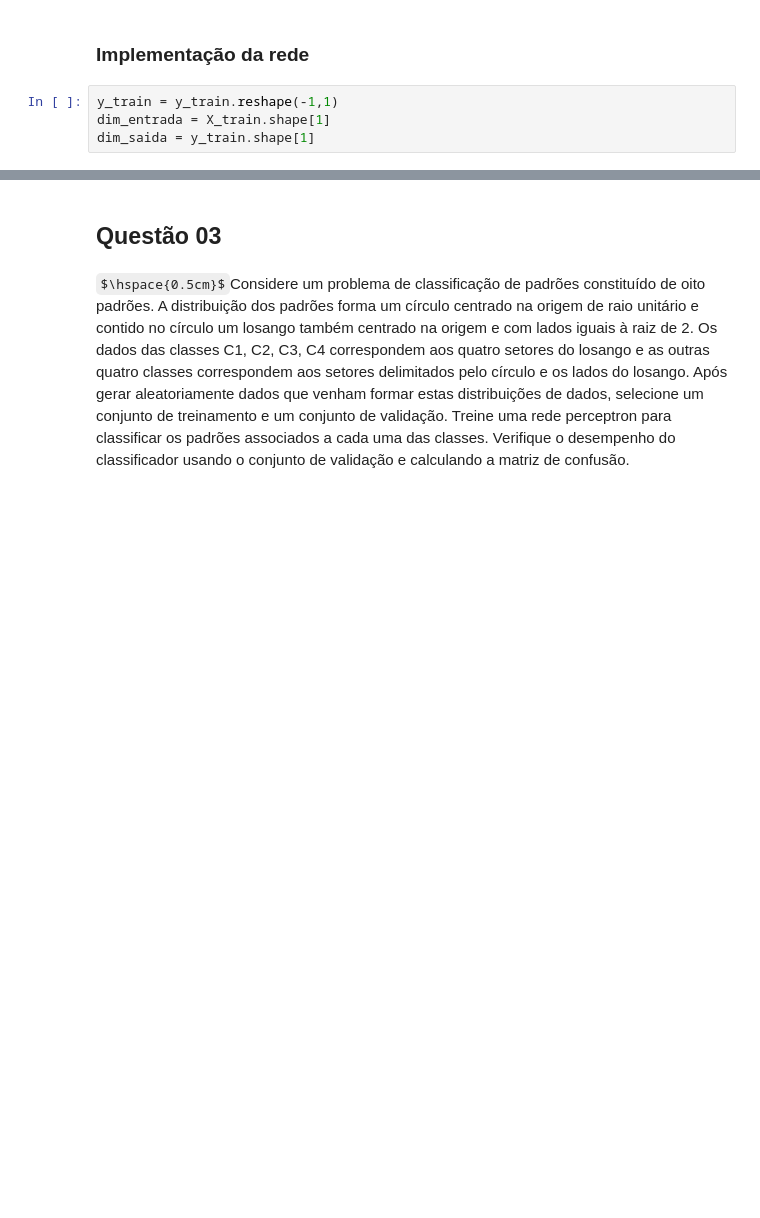
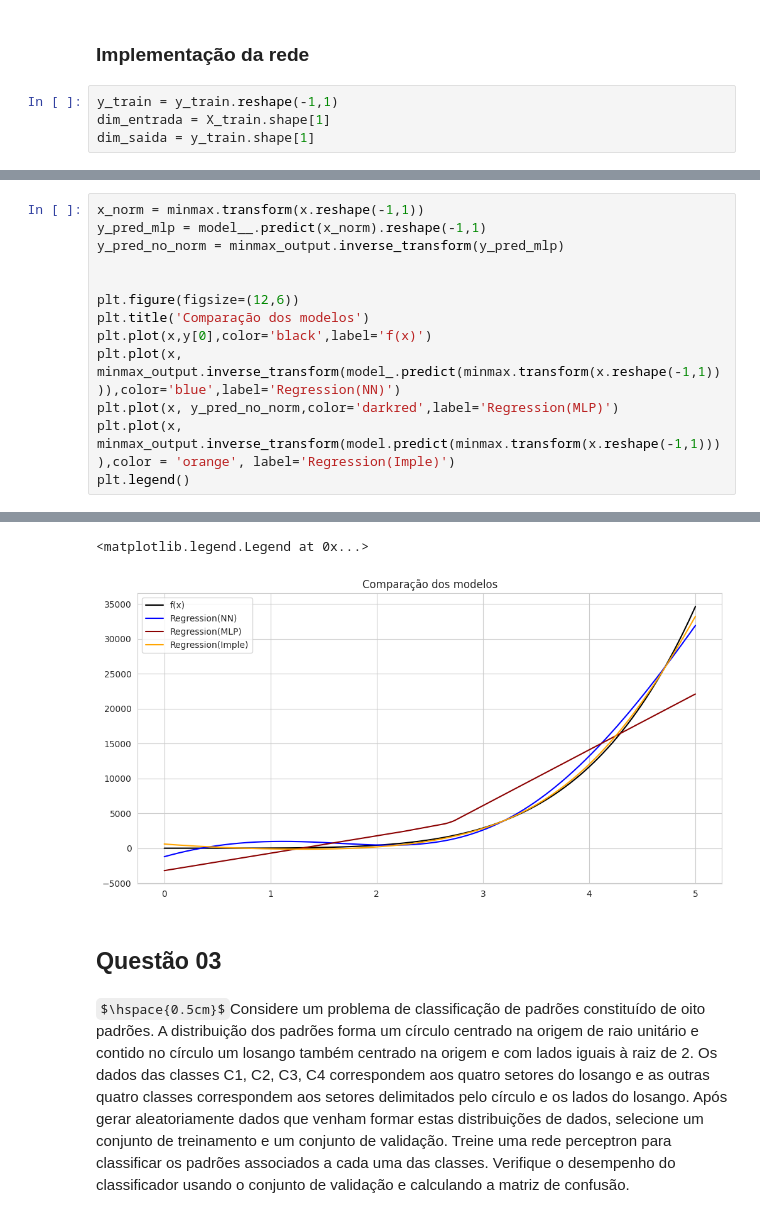
Before and after one commit to gregorylira/Deep-Learning-Mestrado, a Jupyter notebook: Atividade 1/main.ipynb, the cells around one changed output, grey strips where cells are left out. Cells and saved outputs as stored; diff of their text form; some formulas as TeX source; blank space fills up the shorter version.

```diff
--- a/Atividade 1/main.ipynb
+++ b/Atividade 1/main.ipynb
@@ -779,0 +788,14 @@ MAE: 7968.519290913376
+# %%
+x_norm = minmax.transform(x.reshape(-1,1))
+y_pred_mlp = model__.predict(x_norm).reshape(-1,1)
+y_pred_no_norm = minmax_output.inverse_transform(y_pred_mlp)
+
+
+plt.figure(figsize=(12,6))
+plt.title('Comparação dos modelos')
+plt.plot(x,y[0],color='black',label='f(x)')
+plt.plot(x, minmax_output.inverse_transform(model_.predict(minmax.transform(x.reshape(-1,1)))),color='blue',label='Regression(NN)')
+plt.plot(x, y_pred_no_norm,color='darkred',label='Regression(MLP)')
+plt.plot(x, minmax_output.inverse_transform(model.predict(minmax.transform(x.reshape(-1,1)))),color = 'orange', label='Regression(Imple)')
+plt.legend()
+# %% [output]
@@ -780,3 +803,5 @@ MAE: 7968.519290913376
+<matplotlib.legend.Legend at 0x...>
+[figure, added]
 # %% [markdown]
 ## Questão 03
 # %% [markdown]
```
Also changed, not shown: parts of 10 cells of this notebook.
